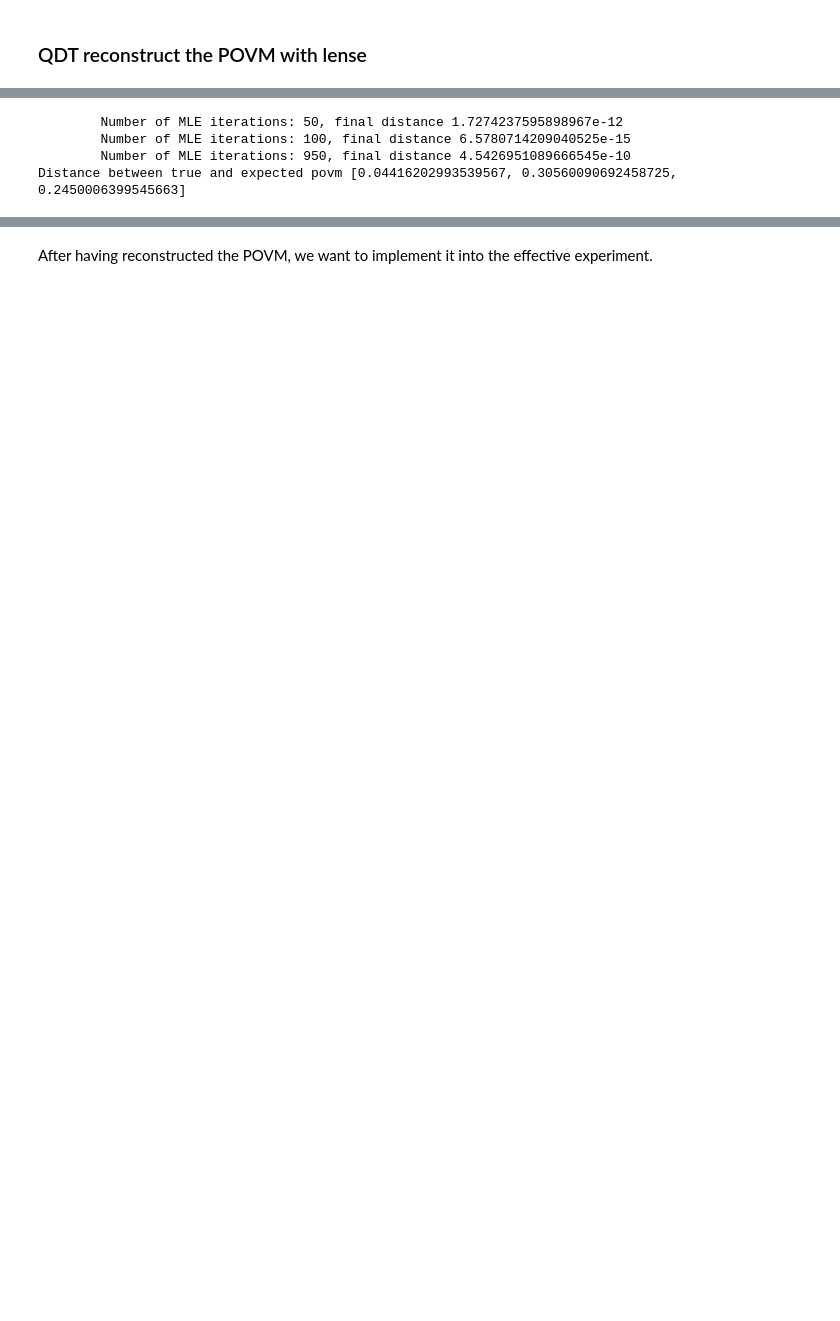
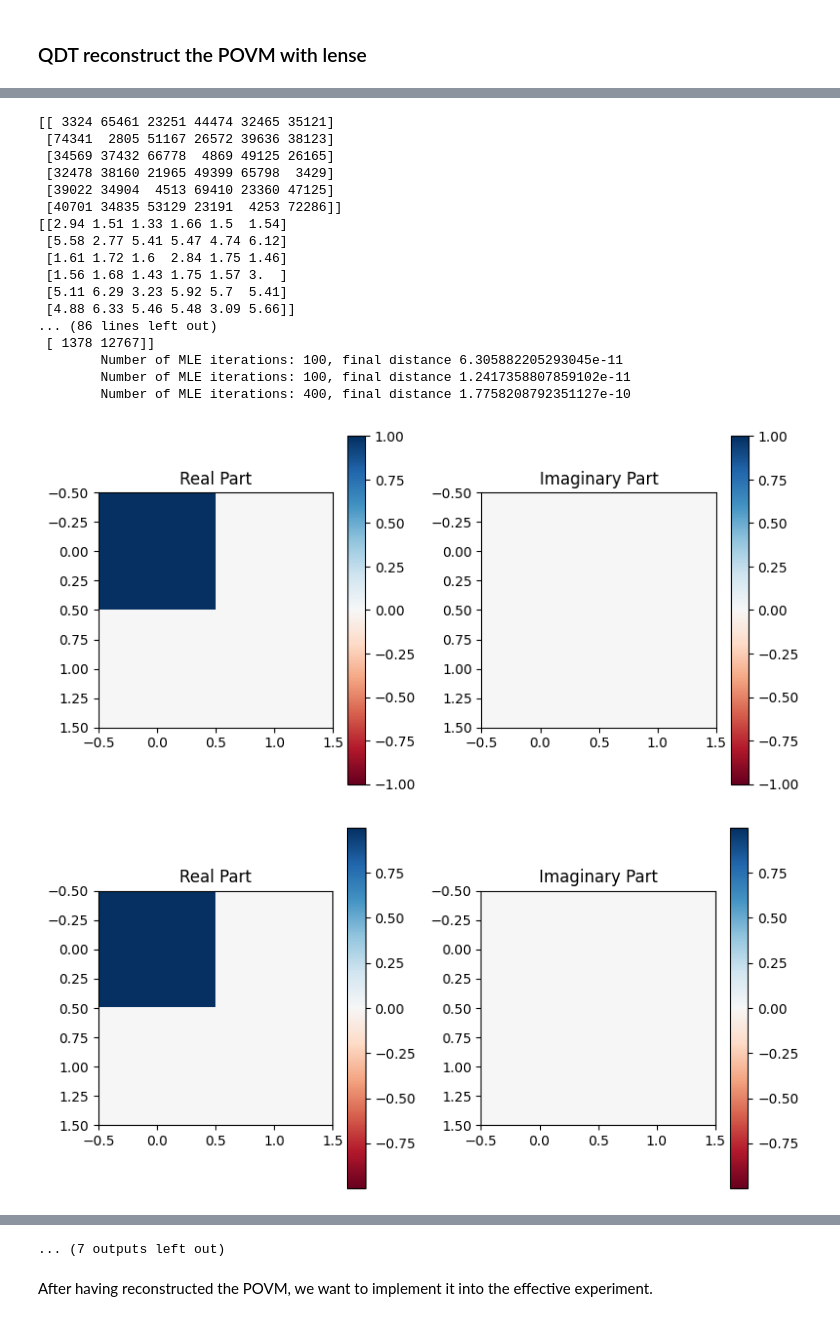
Before and after one commit to AdrianAasen/CREMST, a Jupyter notebook: Photon_REM.ipynb, the cells around one changed output, grey strips where cells are left out. Saved outputs shown, nothing was run; the diff lists cells and outputs as text; code cells hidden in the pictures; blank space fills up the shorter version.

```diff
--- a/Photon_REM.ipynb
+++ b/Photon_REM.ipynb
@@ -246,2 +318,14 @@ Difference between 1) and 2) for A: 0.02135440855122528
 # %% [markdown]
 ### QDT reconstruct the POVM with lense
+# %%
+print(QDT_conts_lens.reshape((6,6)))
+print(QDT_conts_ideal.reshape((6,6)))
+print( QDT_conts_lens.reshape((6,6))/QDT_conts_ideal.reshape((6,6)))
+#print(QDT_conts_ideal.reshape((6,6)) - QDT_conts_lens.reshape((6,6)))
+# mult_array = np.array([1,3,1,1,3,3])
+# new_QDT_counts_lens = np.einsum("i,ij->ij",mult_array, QDT_conts_lens.reshape((6,6)))
+# print(new_QDT_counts_lens)
+QDT_conts_ideal = QDT_conts_ideal.reshape((6,6))
+QDT_conts_lens = QDT_conts_lens.reshape((6,6))
+print(QDT_conts_ideal[:,0]/QDT_conts_ideal[:,1])
+print(QDT_conts_lens[:,0]/QDT_conts_lens[:,1])
@@ -248,23 +353,52 @@ Difference between 1) and 2) for A: 0.02135440855122528
 # %%
+print(QDT_conts_ideal)
+print(QDT_conts_ideal/ QDT_conts_lens)
+print(QDT_conts_ideal.reshape((6,6)))
+ideal_labels = ['V','H','L', 'D', 'R', 'A']
+ideal_calibration_states = ph.photon_label_to_operator(ideal_labels)
 
+#exp_povm = ph.coincidence_to_POVM(QDT_conts.reshape((6,6)), traced_down_calib_states, undercomplete=False)
+exp_povm_ideal_calib_no_lens = ph.coincidence_to_POVM(QDT_conts_ideal.reshape((6,6)), ideal_calibration_states, undercomplete=False)
+exp_povm_ideal_calib_lens = ph.coincidence_to_POVM(QDT_conts_lens.reshape((6,6)), ideal_calibration_states, undercomplete=False)
 
-exp_povm = ph.coincidence_to_POVM(QDT_conts.reshape((6,4)), traced_down_calib_states)
+exp_povm_traced_down_calib_no_lens = ph.coincidence_to_POVM(QDT_conts_ideal.reshape((6,6)), one_qubit_states, undercomplete=False)
+exp_povm_traced_down_calib_lens = ph.coincidence_to_POVM(QDT_conts_lens.reshape((6,6)), one_qubit_states, undercomplete=False)
+
 
 true_op_order_list = [['H','V'], ['L','R'],[ 'D','A']]
 true_POVMs = np.array([ph.photon_label_to_operator(true_op_order) for true_op_order in true_op_order_list])
-dist = [sf.POVM_distance(povm.get_POVM(), true_povm) for povm, true_povm in zip(exp_povm,true_POVMs)]
-print(f'Distance between true and expected povm {dist}')
-
-for i in range(len(exp_povm)):
-    povm = exp_povm[i].get_POVM()
+#dist = [sf.POVM_distance(povm.get_POVM(), true_povm) for povm, true_povm in zip(exp_povm,true_POVMs)]
+#print(f'Distance between true and expected povm {dist}')
+#dist_ideal = [sf.POVM_distance(povm.get_POVM(), true_povm) for povm, true_povm in zip(exp_povm_ideal_calib,true_POVMs)]
+#print(f'Distance between true and expected povm {dist_ideal}')
+for i in range(len(exp_povm_ideal_calib_no_lens)):
+    povm_ideal = exp_povm_traced_down_calib_no_lens[i].get_POVM()
+    povm_lens = exp_povm_traced_down_calib_lens[i].get_POVM()
     true = true_POVMs[i]
-    # vis.visualize_state(povm[0])
-    # vis.visualize_state(true[0])
-    # vis.visualize_state(povm[1])
-    # vis.visualize_state(true[1])
+    vis.visualize_state(true[0])
+    vis.visualize_state(povm_ideal[0])
+    vis.visualize_state(povm_lens[0])
+    vis.visualize_state(true[1])
+    vis.visualize_state(povm_ideal[1])
+    vis.visualize_state(povm_lens[1])
 #print(exp_povm[0].get_POVM())
 # %% [output]
-        Number of MLE iterations: 50, final distance 1.7274237595898967e-12
-        Number of MLE iterations: 100, final distance 6.5780714209040525e-15
-        Number of MLE iterations: 950, final distance 4.5426951089666545e-10
-Distance between true and expected povm [0.04416202993539567, 0.30560090692458725, 0.2450006399545663]
+[[ 3324 65461 23251 44474 32465 35121]
+ [74341  2805 51167 26572 39636 38123]
+ [34569 37432 66778  4869 49125 26165]
+ [32478 38160 21965 49399 65798  3429]
+ [39022 34904  4513 69410 23360 47125]
+ [40701 34835 53129 23191  4253 72286]]
+[[2.94 1.51 1.33 1.66 1.5  1.54]
+ [5.58 2.77 5.41 5.47 4.74 6.12]
+ [1.61 1.72 1.6  2.84 1.75 1.46]
+ [1.56 1.68 1.43 1.75 1.57 3.  ]
+ [5.11 6.29 3.23 5.92 5.7  5.41]
+ [4.88 6.33 5.46 5.48 3.09 5.66]]
+... (86 lines left out)
+ [ 1378 12767]]
+        Number of MLE iterations: 100, final distance 6.305882205293045e-11
+        Number of MLE iterations: 100, final distance 1.2417358807859102e-11
+        Number of MLE iterations: 400, final distance 1.7758208792351127e-10
+[figure, added]
+[figure, added]
@@ -271,2 +414,3 @@ Distance between true and expected povm [0.04416202993539567, 0.3056009069245872
+... (7 outputs left out)
 # %% [markdown]
 After having reconstructed the POVM, we want to implement it into the effective experiment.
```
Also changed, not shown: parts of 9 cells of this notebook, 1 other file.
